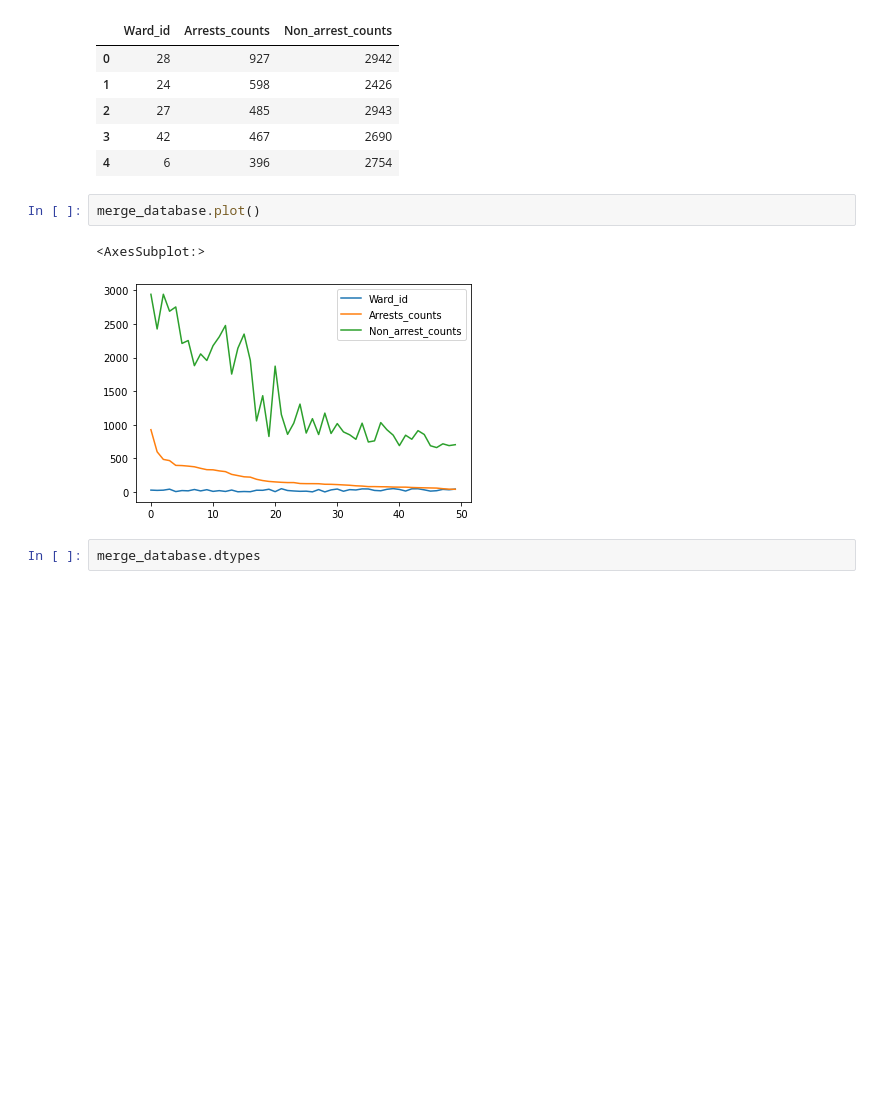
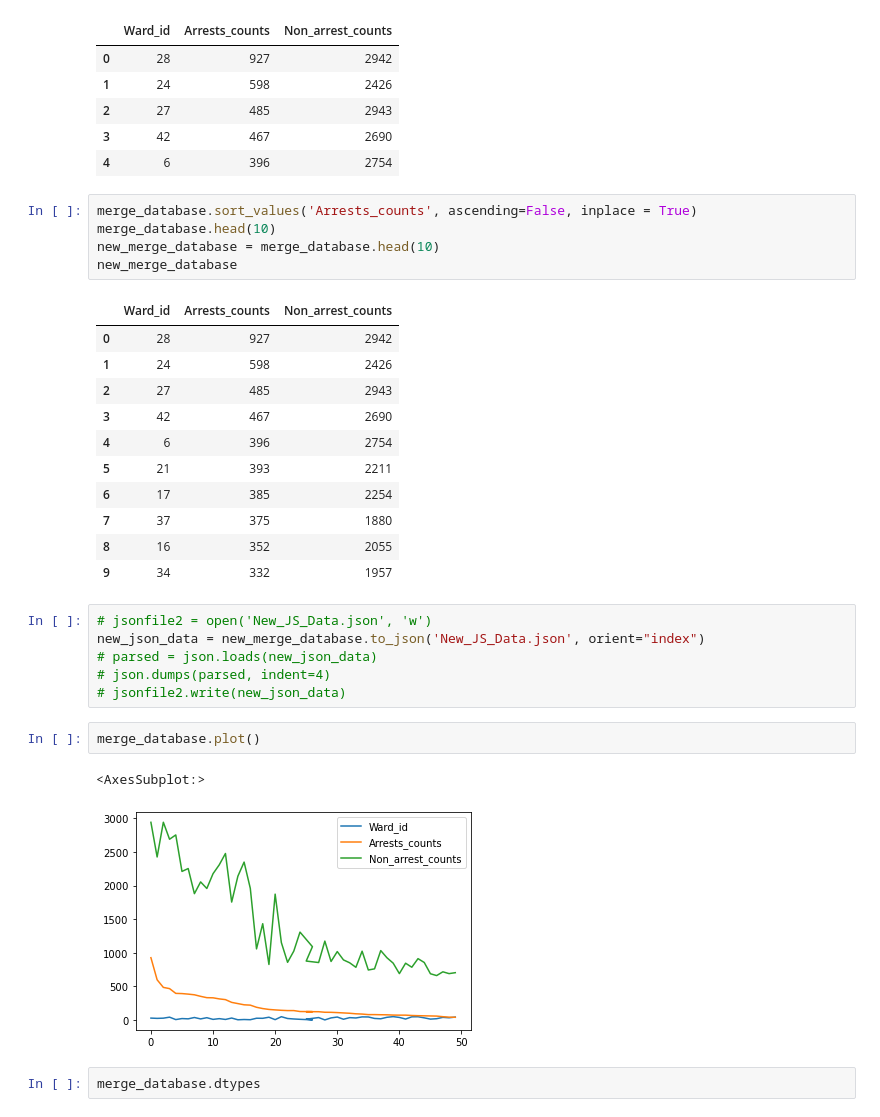
Before and after one commit to ninagoodwin88/Final-Project, a Jupyter notebook: docs/subfolder/Chicago_machine_learning.ipynb, the cells around one changed output. Drawn from its saved outputs; the diff is of its cells as text; blank space fills up the shorter version.

```diff
--- a/docs/subfolder/Chicago_machine_learning.ipynb
+++ b/docs/subfolder/Chicago_machine_learning.ipynb
@@ -241,11 +294,34 @@ merge_database.head()
 | 2 | 27 | 485 | 2943 |
 | 3 | 42 | 467 | 2690 |
 | 4 | 6 | 396 | 2754 |
+# %%
+merge_database.sort_values('Arrests_counts', ascending=False, inplace = True)
+merge_database.head(10)
+new_merge_database = merge_database.head(10)
+new_merge_database
+# %% [output]
+|  | Ward_id | Arrests_counts | Non_arrest_counts |
+| 0 | 28 | 927 | 2942 |
+| 1 | 24 | 598 | 2426 |
+| 2 | 27 | 485 | 2943 |
+| 3 | 42 | 467 | 2690 |
+| 4 | 6 | 396 | 2754 |
+| 5 | 21 | 393 | 2211 |
+| 6 | 17 | 385 | 2254 |
+| 7 | 37 | 375 | 1880 |
+| 8 | 16 | 352 | 2055 |
+| 9 | 34 | 332 | 1957 |
+# %%
+# jsonfile2 = open('New_JS_Data.json', 'w')
+new_json_data = new_merge_database.to_json('New_JS_Data.json', orient="index")
+# parsed = json.loads(new_json_data)
+# json.dumps(parsed, indent=4)
+# jsonfile2.write(new_json_data)
 # %%
 merge_database.plot()
 # %% [output]
 <AxesSubplot:>
-[figure, old version]
+[figure, new version]
 # %%
 merge_database.dtypes
 # %% [output]
```
Also changed, not shown: parts of 21 cells of this notebook.
